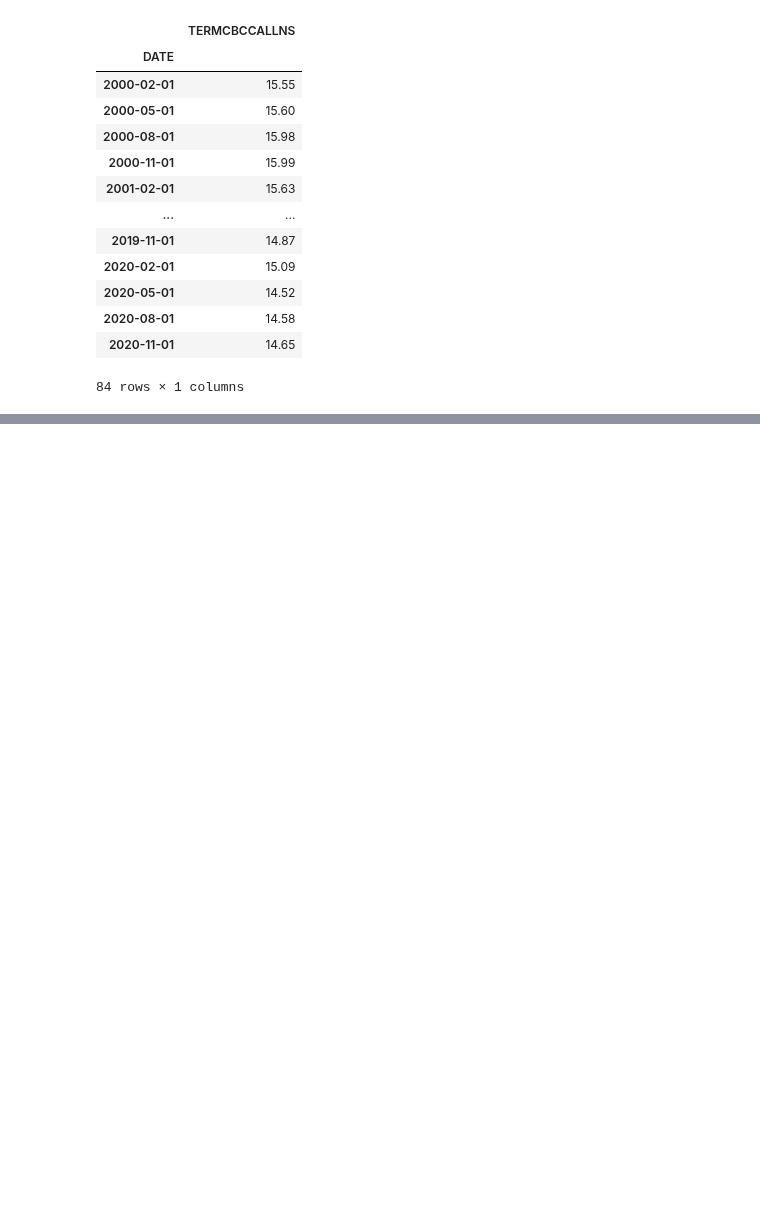
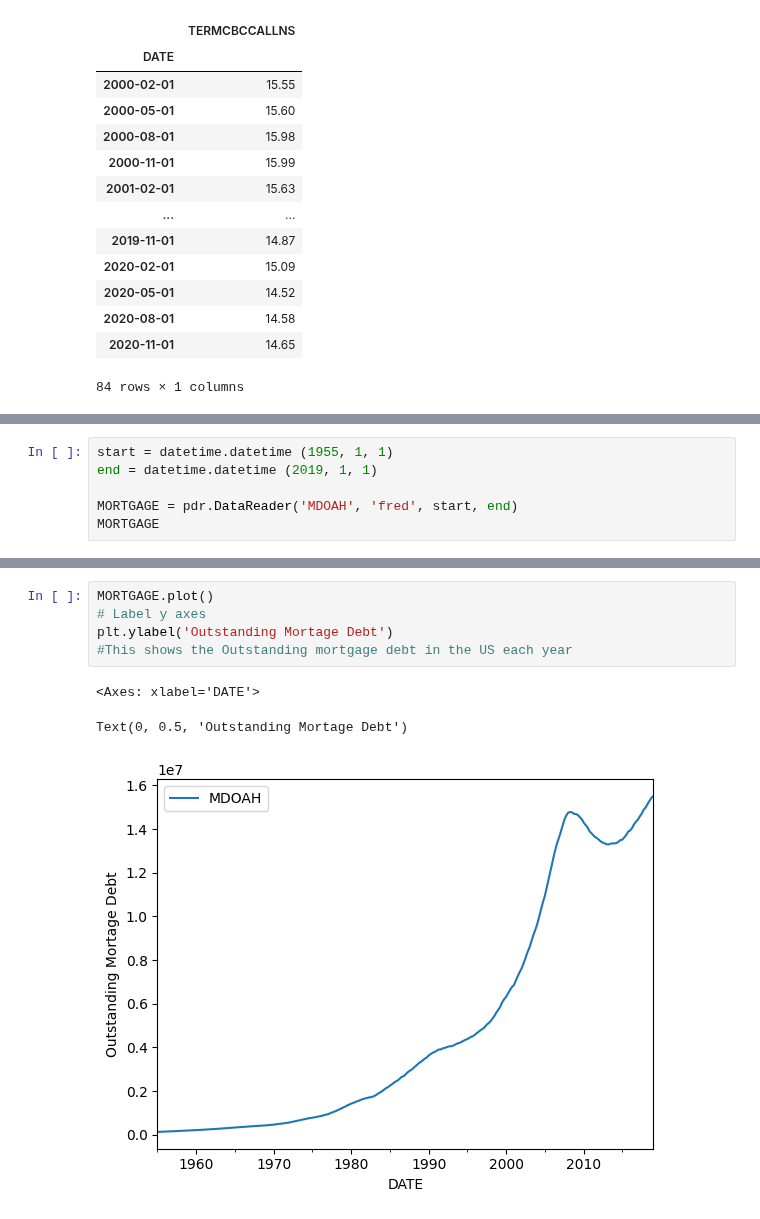
Before and after one commit to jmccahill5/datman, a Jupyter notebook: PS4.ipynb, the cells around one changed output, grey strips where cells are left out. Saved outputs shown, nothing was run; the diff lists cells and outputs as text; blank space fills up the shorter version.

```diff
--- a/PS4.ipynb
+++ b/PS4.ipynb
@@ -83,0 +104,6 @@ Interest
+# %%
+start = datetime.datetime (1955, 1, 1)
+end = datetime.datetime (2019, 1, 1)
+
+MORTGAGE = pdr.DataReader('MDOAH', 'fred', start, end)
+MORTGAGE
@@ -83,0 +144,9 @@ Interest
+# %%
+MORTGAGE.plot()
+# Label y axes
+plt.ylabel('Outstanding Mortage Debt')
+#This shows the Outstanding mortgage debt in the US each year
+# %% [output]
+<Axes: xlabel='DATE'>
+Text(0, 0.5, 'Outstanding Mortage Debt')
+[figure, added]
```
Also changed, not shown: parts of 11 cells of this notebook.
